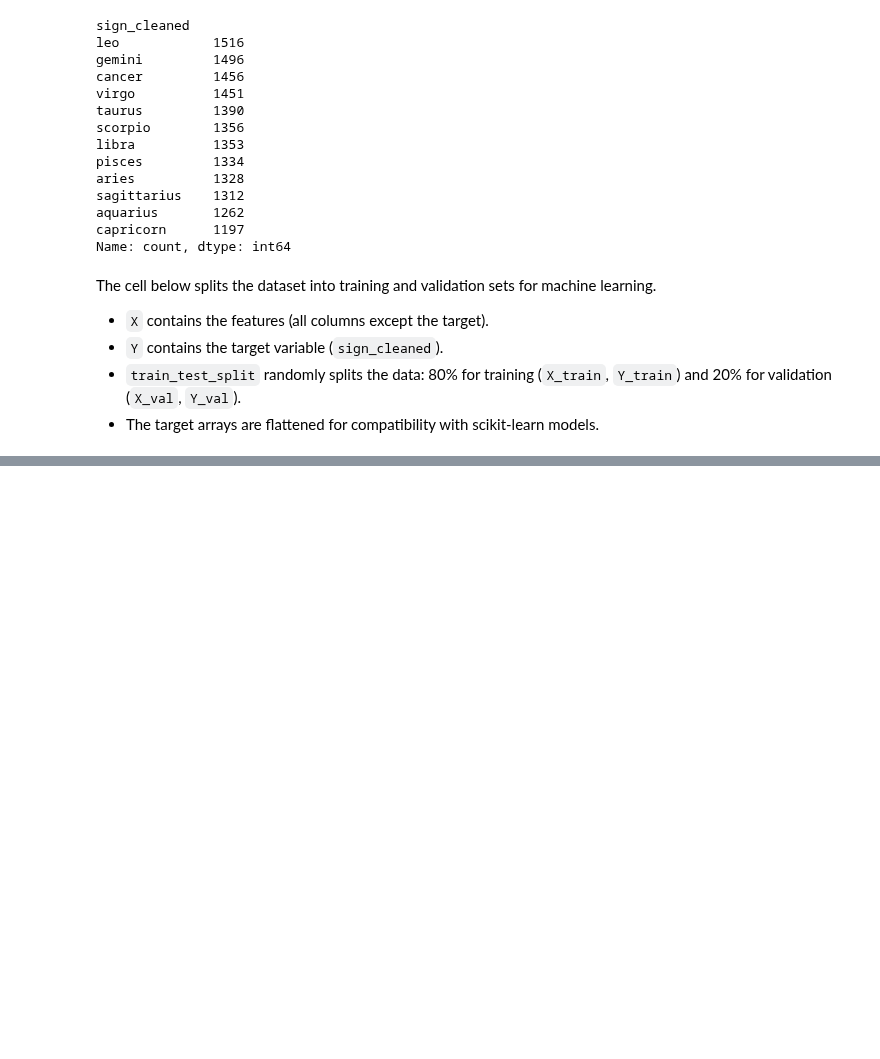
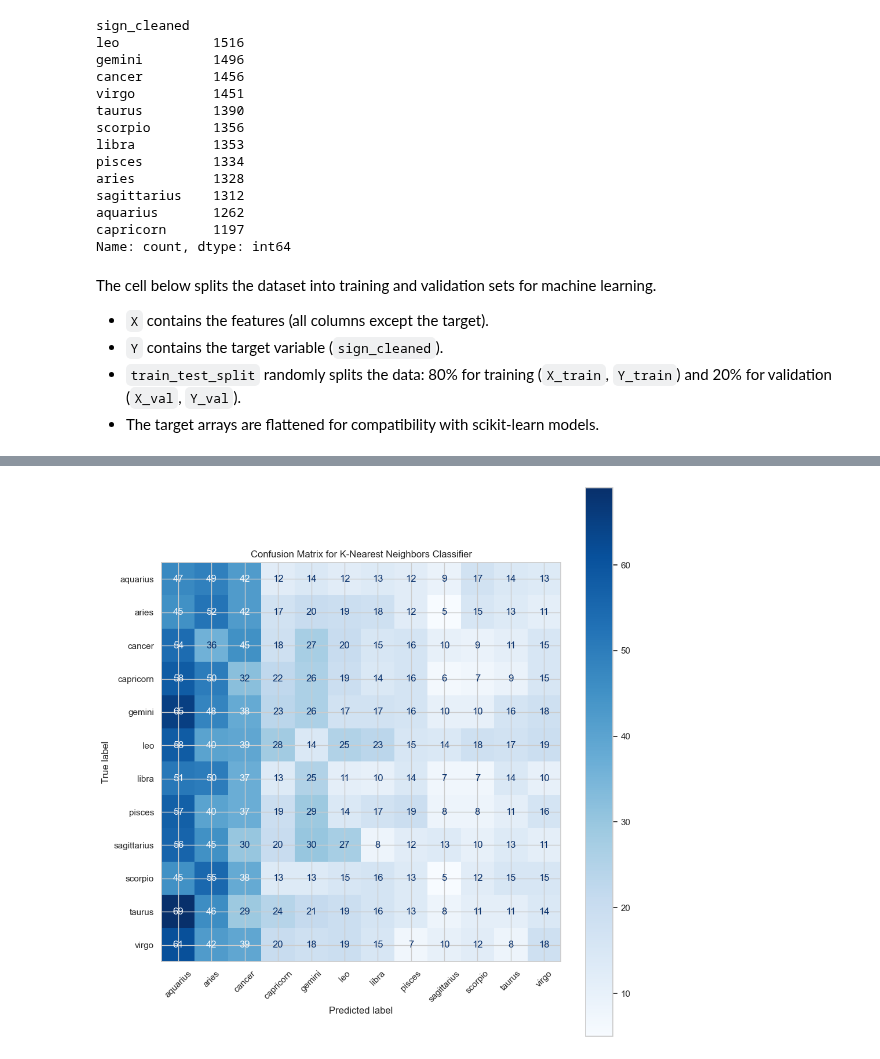
Before and after one commit to nsmith7atafi/OKCupid_Project, a Jupyter notebook: date-a-scientist.ipynb, the cells around one changed output, grey strips where cells are left out. Saved outputs shown, nothing was run; the diff lists cells and outputs as text; code cells hidden in the pictures; blank space fills up the shorter version.

```diff
--- a/date-a-scientist.ipynb
+++ b/date-a-scientist.ipynb
@@ -716,0 +825,9 @@ Y_val = Y_val.to_numpy().ravel()
+# %%
+# Train the K Nearest Neighbors model
+knn_model = KNeighborsClassifier(n_neighbors=5).fit(X_train_scaled, Y_train)
+# Make predictions on the validation set
+knn_predictions = knn_model.predict(X_val_scaled)
+# Calculate the accuracy of the KNN model
+knn_accuracy = accuracy_score(Y_val, knn_predictions)
+print(f"K Nearest Neighbors Accuracy: {knn_accuracy:.4f}")
+print(classification_report(Y_val, knn_predictions))
@@ -716,0 +949,15 @@ Y_val = Y_val.to_numpy().ravel()
+# %%
+from sklearn.metrics import confusion_matrix, ConfusionMatrixDisplay
+
+# Compute the confusion matrix for KNN predictions
+cm_knn = confusion_matrix(Y_val, knn_predictions)
+
+# Plot the confusion matrix
+disp_knn = ConfusionMatrixDisplay(confusion_matrix=cm_knn, display_labels=knn_model.classes_)
+fig, ax = plt.subplots(figsize=(10, 10))
+disp_knn.plot(ax=ax, cmap='Blues', xticks_rotation=45)
+plt.title('Confusion Matrix for K-Nearest Neighbors Classifier')
+plt.tight_layout()
+plt.show()
+# %% [output]
+[figure, added]
```
Also changed, not shown: parts of 23 cells of this notebook.
